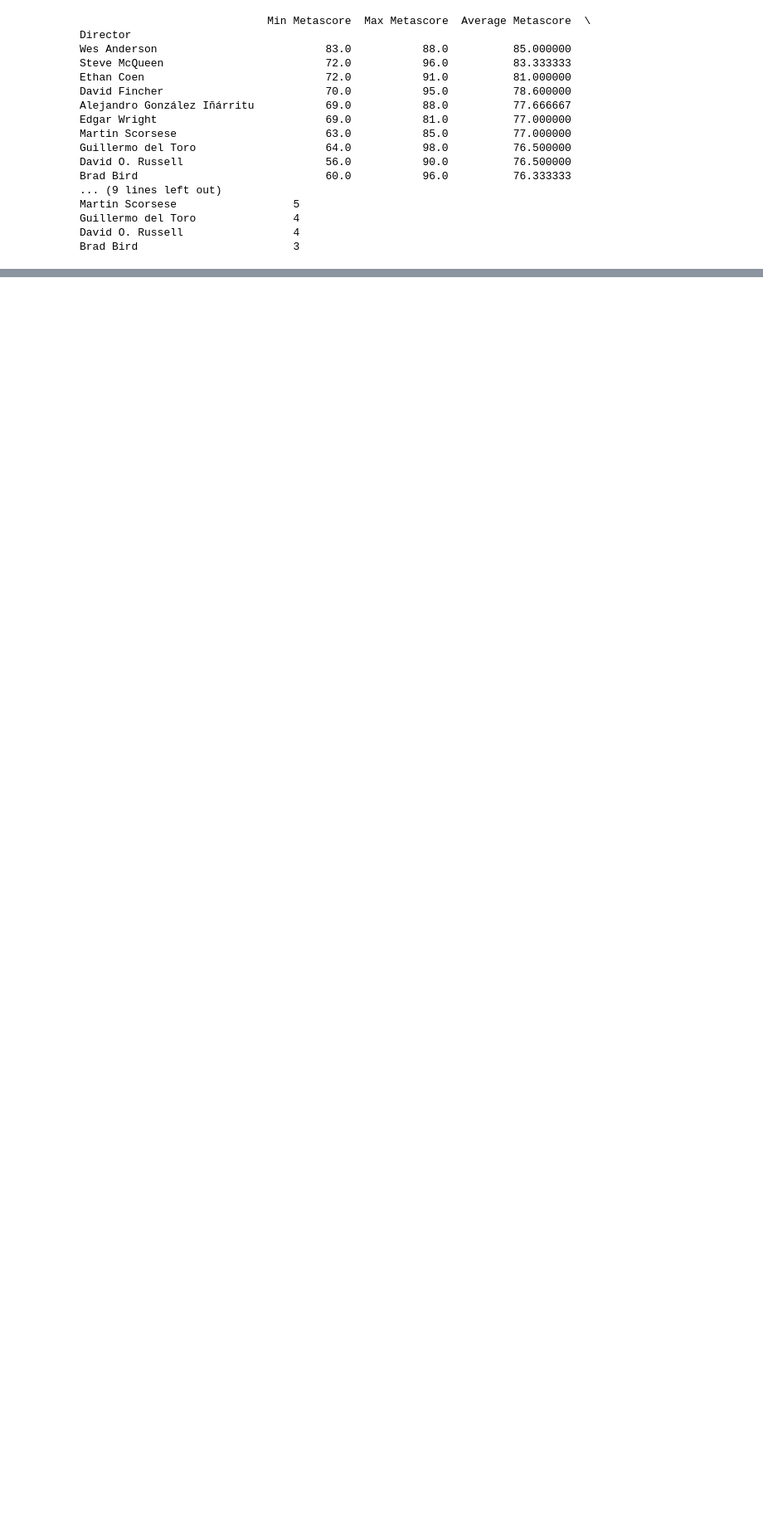
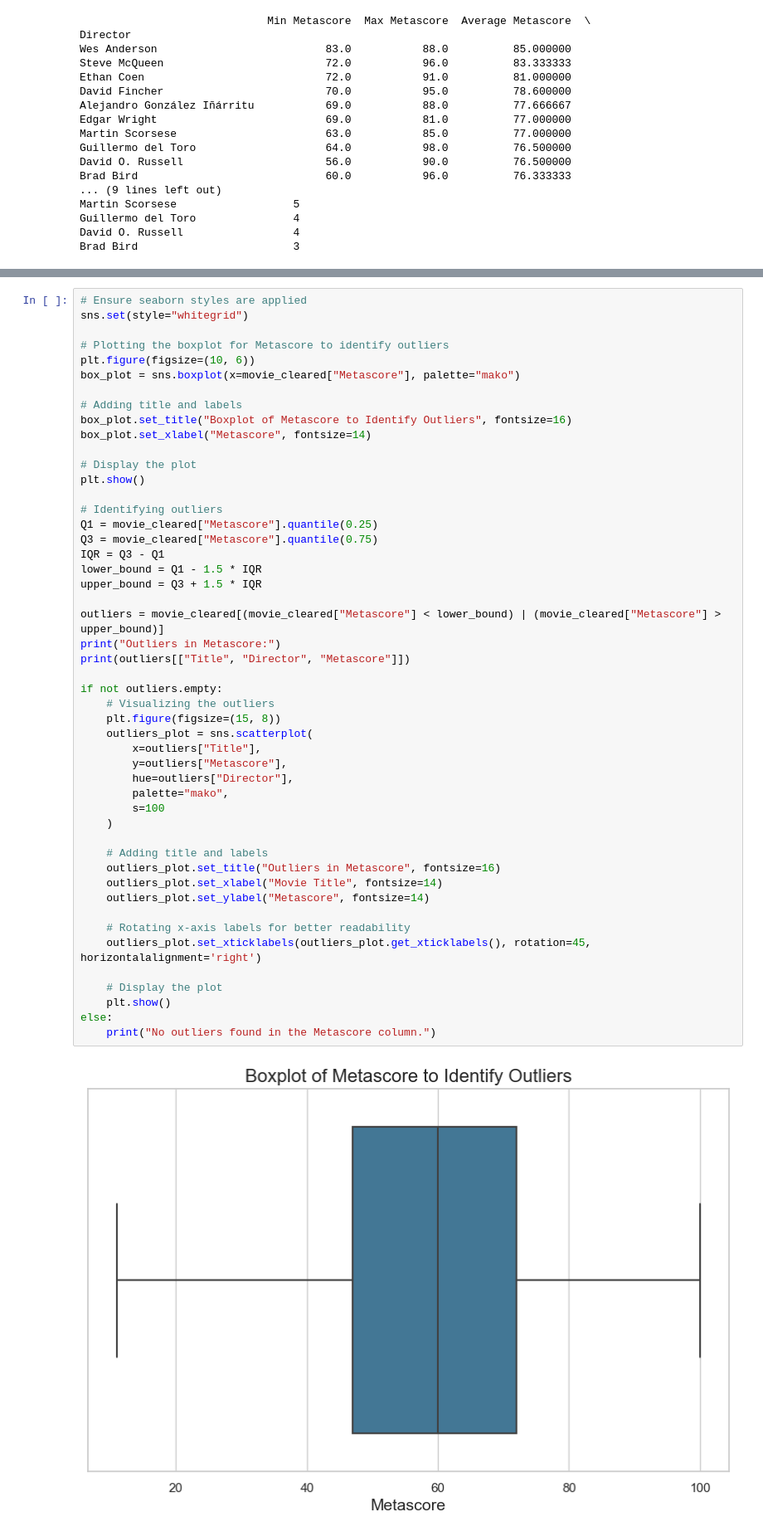
Before and after one commit to AN-Datasurfer/project_IMDb_Movies_data_analysis, a Jupyter notebook: main_analysis.ipynb, the cells around one changed output, grey strips where cells are left out. Shown at 83% size. Cells and saved outputs as stored; diff of their text form; blank space fills up the shorter version.

```diff
--- a/main_analysis.ipynb
+++ b/main_analysis.ipynb
@@ -223,0 +227,51 @@ plt.show()
+# %%
+# Ensure seaborn styles are applied
+sns.set(style="whitegrid")
+
+# Plotting the boxplot for Metascore to identify outliers
+plt.figure(figsize=(10, 6))
+box_plot = sns.boxplot(x=movie_cleared["Metascore"], palette="mako")
+
+# Adding title and labels
+box_plot.set_title("Boxplot of Metascore to Identify Outliers", fontsize=16)
+box_plot.set_xlabel("Metascore", fontsize=14)
+
+# Display the plot
+plt.show()
+
+# Identifying outliers
+Q1 = movie_cleared["Metascore"].quantile(0.25)
+Q3 = movie_cleared["Metascore"].quantile(0.75)
+IQR = Q3 - Q1
+lower_bound = Q1 - 1.5 * IQR
+upper_bound = Q3 + 1.5 * IQR
+
+outliers = movie_cleared[(movie_cleared["Metascore"] < lower_bound) | (movie_cleared["Metascore"] > upper_bound)]
+print("Outliers in Metascore:")
+print(outliers[["Title", "Director", "Metascore"]])
+
+if not outliers.empty:
+    # Visualizing the outliers
+    plt.figure(figsize=(15, 8))
+    outliers_plot = sns.scatterplot(
+        x=outliers["Title"],
+        y=outliers["Metascore"],
+        hue=outliers["Director"],
+        palette="mako",
+        s=100
+    )
+
+    # Adding title and labels
+    outliers_plot.set_title("Outliers in Metascore", fontsize=16)
+    outliers_plot.set_xlabel("Movie Title", fontsize=14)
+    outliers_plot.set_ylabel("Metascore", fontsize=14)
+
+    # Rotating x-axis labels for better readability
+    outliers_plot.set_xticklabels(outliers_plot.get_xticklabels(), rotation=45, horizontalalignment='right')
+
+    # Display the plot
+    plt.show()
+else:
+    print("No outliers found in the Metascore column.")
+# %% [output]
+[figure, added]
```
Also changed, not shown: parts of 6 cells of this notebook, 1 other file.
